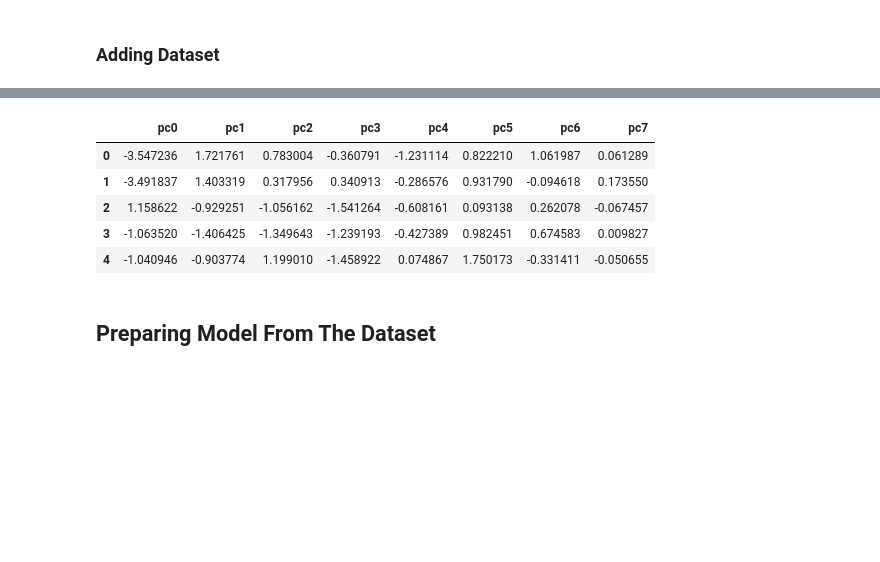
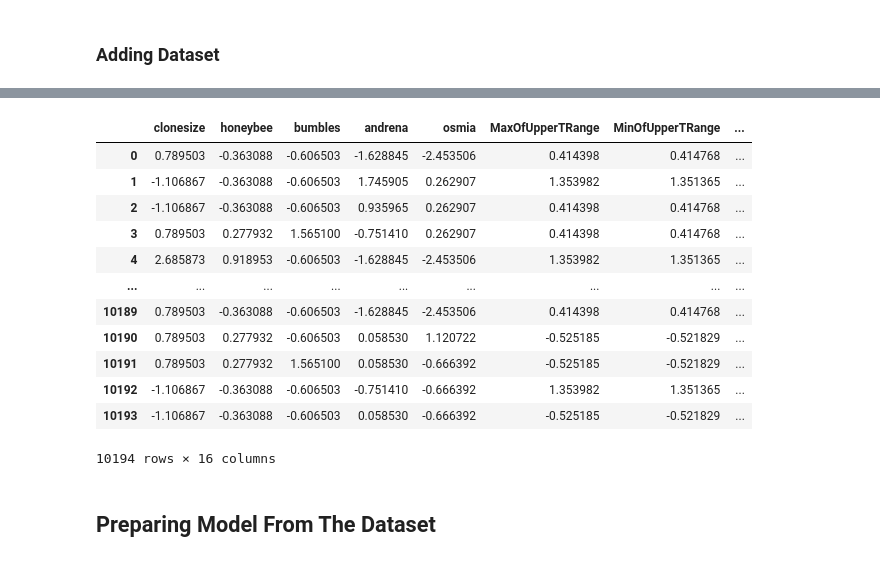
Before and after one commit to kunal-mallick/Wild-Blueberry-Yield, a Jupyter notebook: Model Building/Model.ipynb, the cells around one changed output, grey strips where cells are left out. Drawn from its saved outputs; the diff is of its cells as text; code cells hidden in the pictures; blank space fills up the shorter version.

```diff
--- a/Model Building/Model.ipynb
+++ b/Model Building/Model.ipynb
@@ -44,15 +51,22 @@ xtrain.head()
 # %%
 xtest = pd.read_csv('https://raw.githubusercontent.com/kunal-mallick/Wild-Blueberry-Yield/Working/Feature%20Engineering%20%26%20Feature%20Extraction/xtest.csv')
 ytest = pd.read_csv('https://raw.githubusercontent.com/kunal-mallick/Wild-Blueberry-Yield/Working/Feature%20Engineering%20%26%20Feature%20Extraction/ytest.csv')
 
-xtest.head()
+xtest
 # %% [output]
-|  | pc0 | pc1 | pc2 | pc3 | pc4 | pc5 | pc6 | pc7 |
-| 0 | -3.547236 | 1.721761 | 0.783004 | -0.360791 | -1.231114 | 0.822210 | 1.061987 | 0.061289 |
-| 1 | -3.491837 | 1.403319 | 0.317956 | 0.340913 | -0.286576 | 0.931790 | -0.094618 | 0.173550 |
-| 2 | 1.158622 | -0.929251 | -1.056162 | -1.541264 | -0.608161 | 0.093138 | 0.262078 | -0.067457 |
-| 3 | -1.063520 | -1.406425 | -1.349643 | -1.239193 | -0.427389 | 0.982451 | 0.674583 | 0.009827 |
-| 4 | -1.040946 | -0.903774 | 1.199010 | -1.458922 | 0.074867 | 1.750173 | -0.331411 | -0.050655 |
+|  | clonesize | honeybee | bumbles | andrena | osmia | MaxOfUpperTRange | MinOfUpperTRange | ... |
+| 0 | 0.789503 | -0.363088 | -0.606503 | -1.628845 | -2.453506 | 0.414398 | 0.414768 | ... |
+| 1 | -1.106867 | -0.363088 | -0.606503 | 1.745905 | 0.262907 | 1.353982 | 1.351365 | ... |
+| 2 | -1.106867 | -0.363088 | -0.606503 | 0.935965 | 0.262907 | 0.414398 | 0.414768 | ... |
+| 3 | 0.789503 | 0.277932 | 1.565100 | -0.751410 | 0.262907 | 0.414398 | 0.414768 | ... |
+| 4 | 2.685873 | 0.918953 | -0.606503 | -1.628845 | -2.453506 | 1.353982 | 1.351365 | ... |
+| ... | ... | ... | ... | ... | ... | ... | ... | ... |
+| 10189 | 0.789503 | -0.363088 | -0.606503 | -1.628845 | -2.453506 | 0.414398 | 0.414768 | ... |
+| 10190 | 0.789503 | 0.277932 | -0.606503 | 0.058530 | 1.120722 | -0.525185 | -0.521829 | ... |
+| 10191 | 0.789503 | 0.277932 | 1.565100 | 0.058530 | -0.666392 | -0.525185 | -0.521829 | ... |
+| 10192 | -1.106867 | -0.363088 | -0.606503 | -0.751410 | -0.666392 | 1.353982 | 1.351365 | ... |
+| 10193 | -1.106867 | -0.363088 | -0.606503 | 0.058530 | -0.666392 | -0.525185 | -0.521829 | ... |
+10194 rows × 16 columns
 # %% [markdown]
 ## Preparing Model From The Dataset
 # %% [markdown]
```
Also changed, not shown: parts of 7 cells of this notebook, 2 other files.
